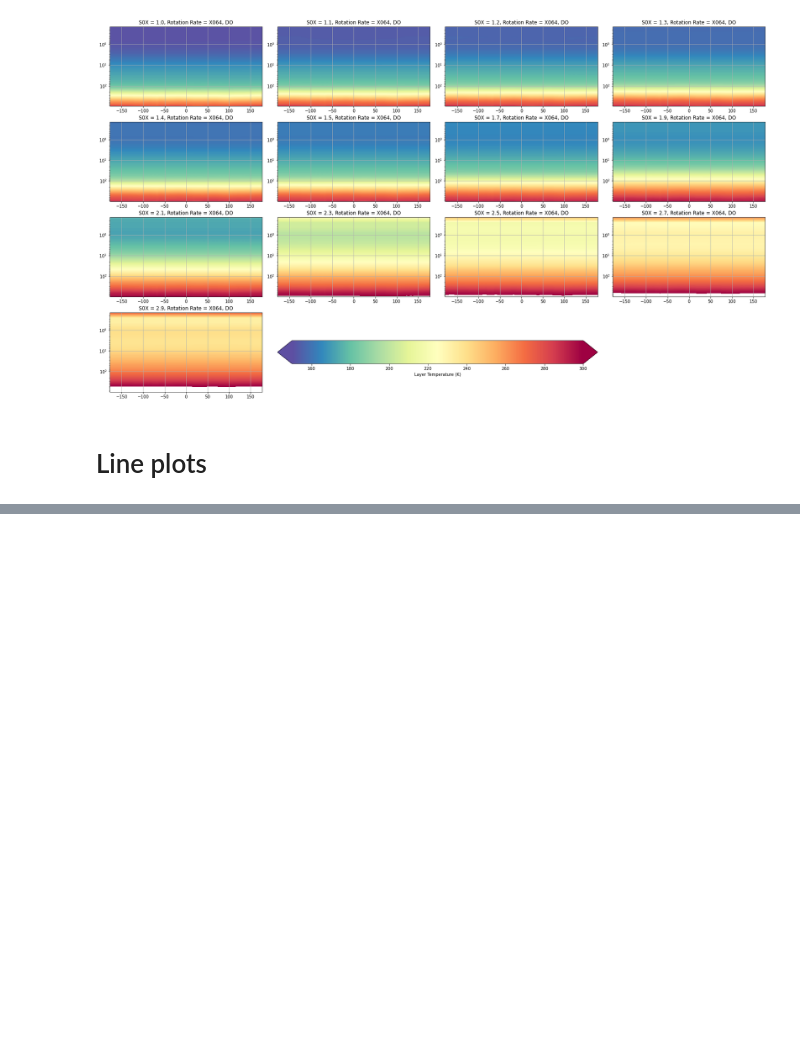
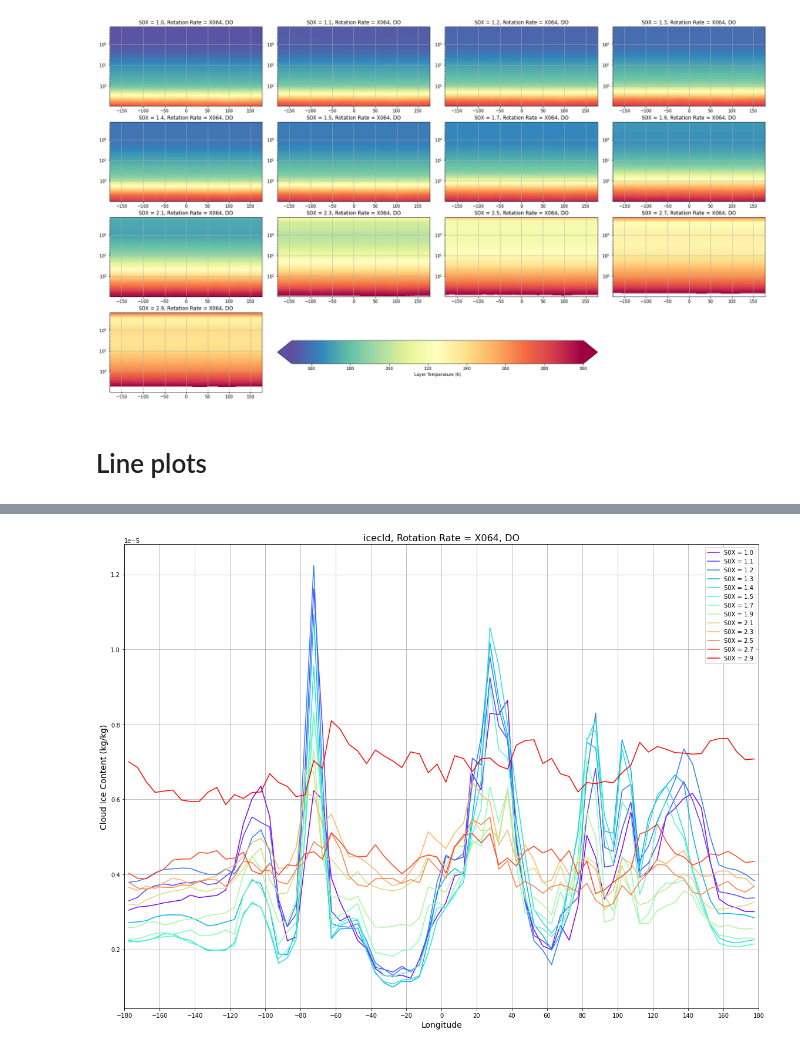
Before and after one commit to ylinhvu/ROCKE3D_CloudDynamics-Habitability, a Jupyter notebook: zonalXSection_ROCKE3D.ipynb, the cells around one changed output, grey strips where cells are left out. Saved outputs shown, nothing was run; the diff lists cells and outputs as text; code cells hidden in the pictures; blank space fills up the shorter version.

```diff
--- a/zonalXSection_ROCKE3D.ipynb
+++ b/zonalXSection_ROCKE3D.ipynb
@@ -348,0 +321,30 @@ for i in range(len(files)):
+# %%
+directory = 'AIJL'
+rotation = 'X064'
+path = 'C:/Users/ylinh/OneDrive - UW/Exoplanetary Atmospheres/AIJL/'
+var = 'icecld'
+
+files = [os.path.basename(file) for file in glob.glob(directory+'/*'+rotation+'*.nc')]
+files = sorted(files, key=sorter)
+name = files[0]
+data = Dataset(path + name,'r') # loading this to automatically population plot titles
+
+fig, ax = plt.subplots(1, figsize=(16, 12))
+ax.set_title(var + ', Rotation Rate = ' +rotation+', DO', size=16)
+ax.set_xlabel('Longitude', size=14)
+ax.set_ylabel(data[var].long_name+' ('+data[var].units+')', size=14)
+ax.set_xlim(-180,180)
+ax.set_xticks(np.arange(-180,200,20))
+plt.grid()
+colors = plt.cm.rainbow(np.linspace(0, 1, len(insolation)))
+
+for i in range(len(files)):
+    var1, lon = open_zonal_line_ROCKE3D(path, files[i], directory, var)
+#     print('S0X = '+str(insolation[i])+' for '+ str(files[i]))
+    plt.plot(lon, var1, label='S0X = '+ str(insolation[i]),color=colors[i])
+
+plt.tight_layout()
+plt.legend()
+plt.show()
+# %% [output]
+[figure, added]
```
Also changed, not shown: parts of 11 cells of this notebook, 5 other files.
